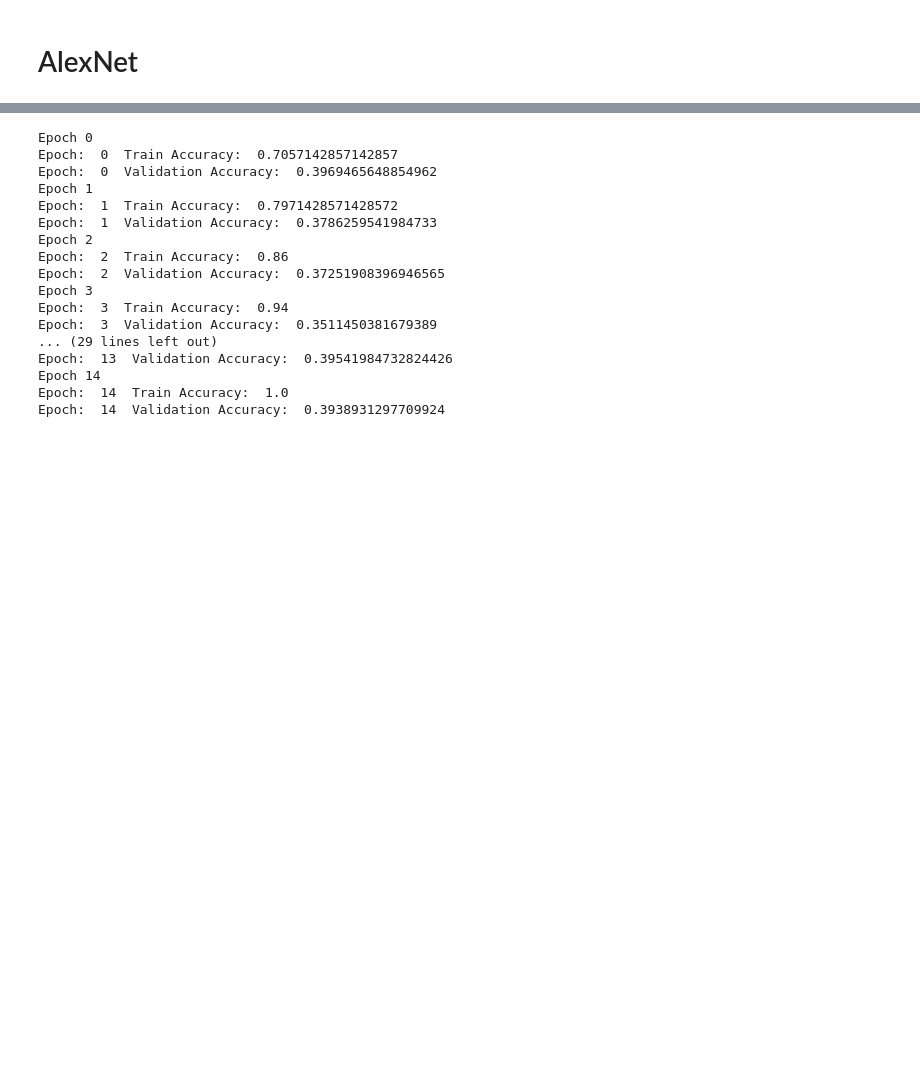
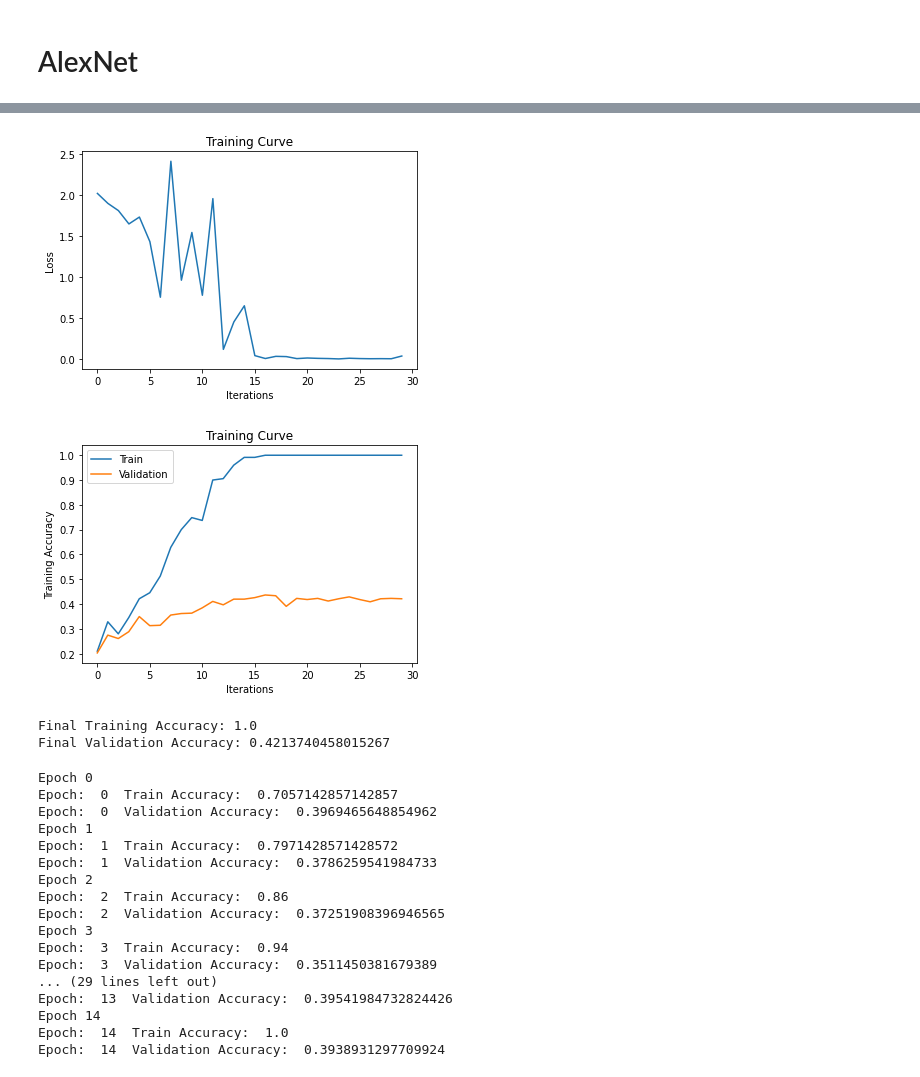
Before and after one commit to nxf-emma/APS360-Artificial-Intelligence-Fundamentals, a Jupyter notebook: Alexnet.ipynb, the cells around one changed output, grey strips where cells are left out. Cells and saved outputs as stored; diff of their text form; code cells hidden in the pictures; blank space fills up the shorter version.

```diff
--- a/Alexnet.ipynb
+++ b/Alexnet.ipynb
@@ -321,7 +321,7 @@ if use_cuda and torch.cuda.is_available():
 else:
   print('CUDA is not available.  Training on CPU ...')
 
-train2(model1, tData, vData, batch_size = 1, lr= 0.01, num_epochs=20)
+train2(model1, tData, vData, batch_size = 1, lr= 0.001, num_epochs=30)
 # %% [output]
 CUDA is available!  Training on GPU ...
 Epoch 0
@@ -343,3 +343,7 @@ Epoch 17
+[figure, added]
+[figure, added]
+Final Training Accuracy: 1.0
+Final Validation Accuracy: 0.4213740458015267
 # %%
 train2(model1, tData, vData, batch_size = 10, lr= 0.001, num_epochs=15)
 # %% [output]
```
Also changed, not shown: parts of 1 cell of this notebook.
